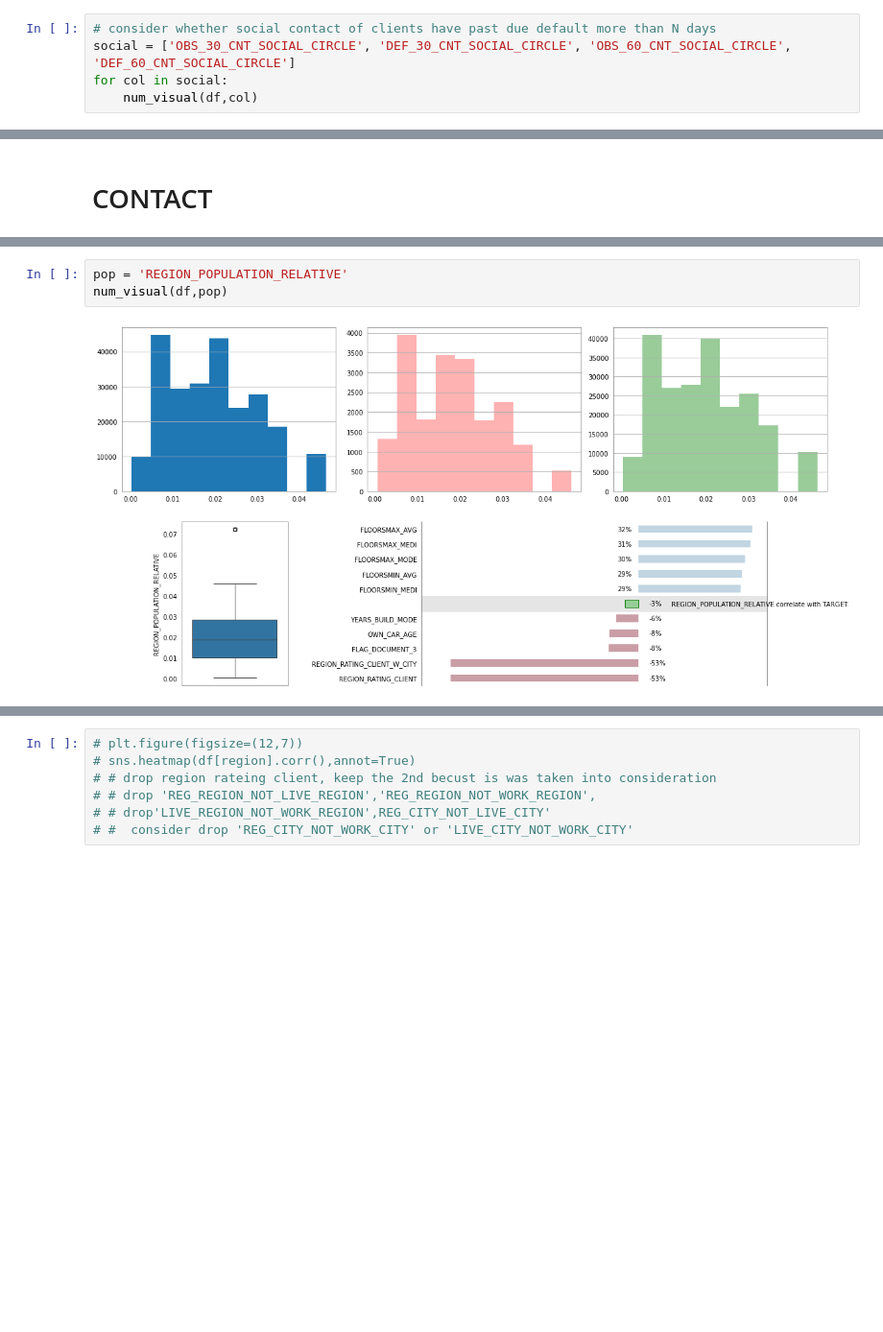
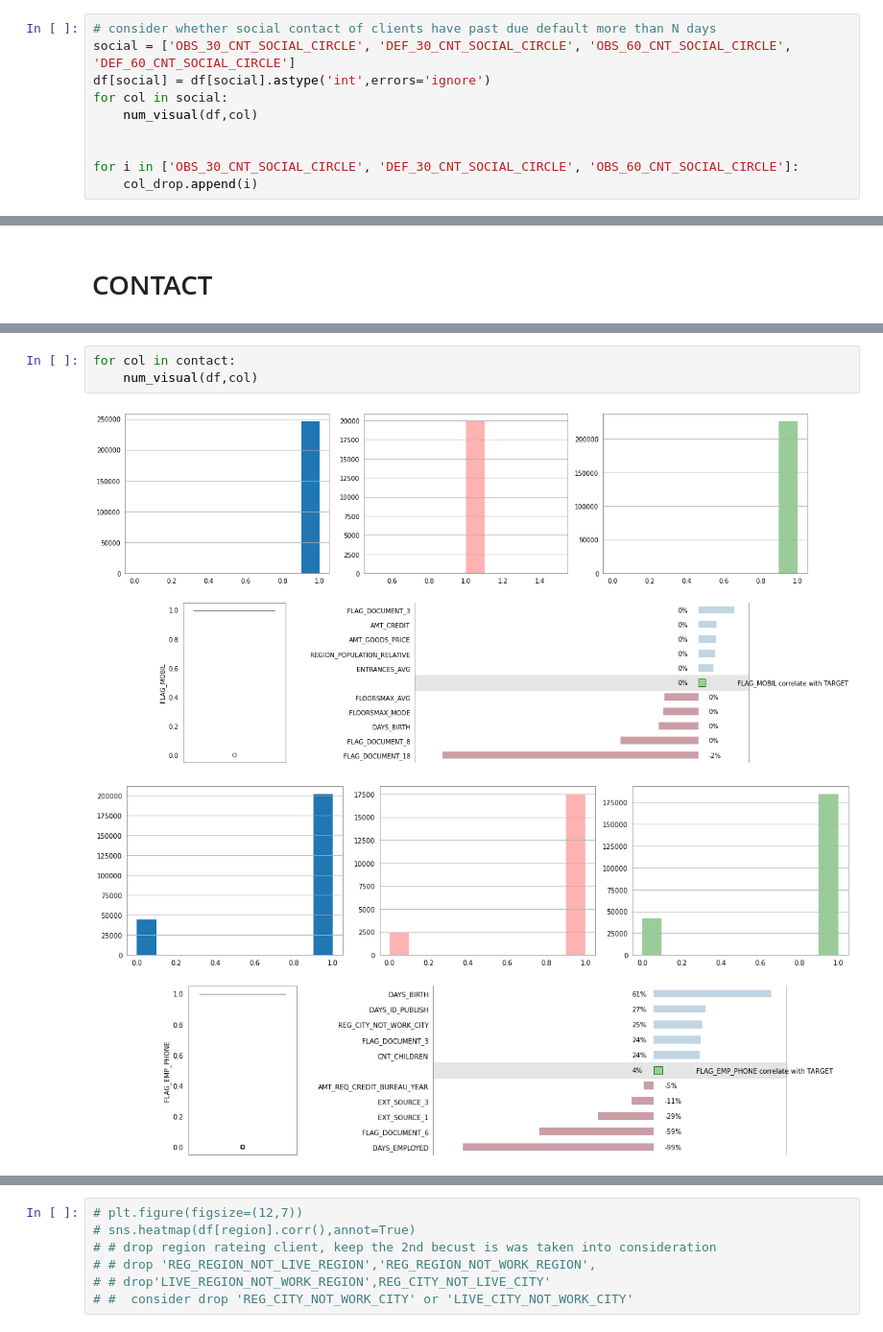
Before and after one commit to NgChi493510/Data-Preparation-Project-Group-14, a Jupyter notebook: EDA_notebook/EDA - Application Train.ipynb, the cells around one changed output, grey strips where cells are left out. Shown at 96% size. Drawn from its saved outputs; the diff is of its cells as text; blank space fills up the shorter version.

```diff
--- a/EDA_notebook/EDA - Application Train.ipynb
+++ b/EDA_notebook/EDA - Application Train.ipynb
@@ -223,8 +264,13 @@ Text(0.5, 1.0, 'Percentage of clients provide these document')
 # %%
 # consider whether social contact of clients have past due default more than N days
 social = ['OBS_30_CNT_SOCIAL_CIRCLE', 'DEF_30_CNT_SOCIAL_CIRCLE', 'OBS_60_CNT_SOCIAL_CIRCLE', 'DEF_60_CNT_SOCIAL_CIRCLE']
+df[social] = df[social].astype('int',errors='ignore')
 for col in social:
     num_visual(df,col)
+
+
+for i in ['OBS_30_CNT_SOCIAL_CIRCLE', 'DEF_30_CNT_SOCIAL_CIRCLE', 'OBS_60_CNT_SOCIAL_CIRCLE']:
+    col_drop.append(i)
 # %% [output]
 [figure]
 [figure]
@@ -292,8 +338,9 @@ for col in contact:
 [figure]
 [figure]
 [figure]
-# %%
-pop = 'REGION_POPULATION_RELATIVE'
-num_visual(df,pop)
-# %% [output]
-[figure, removed]
+# %%
+for col in contact:
+    num_visual(df,col)
+# %% [output]
+[figure, added]
+[figure, added]
```
Also changed, not shown: parts of 17 cells of this notebook.
